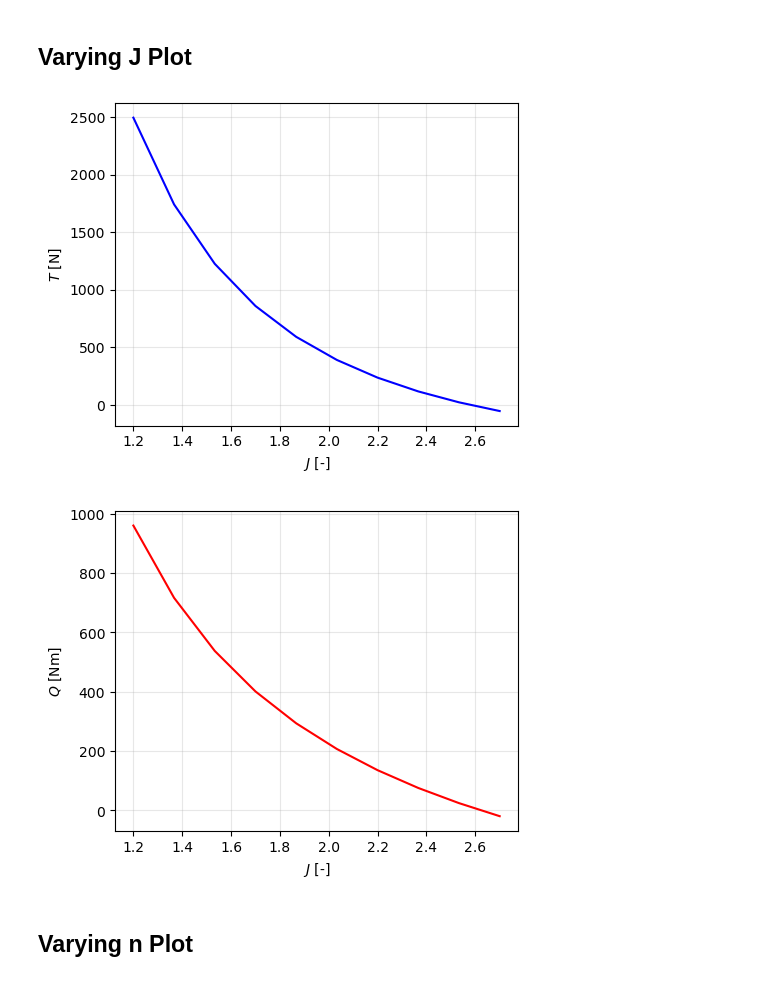
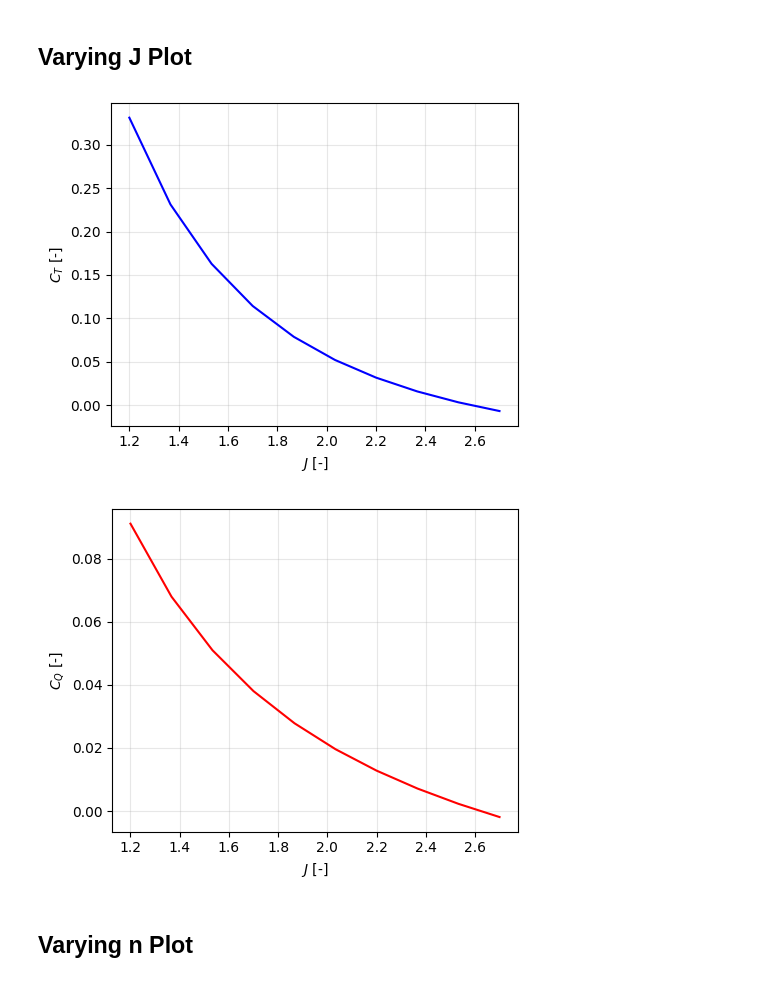
Before and after one commit to NeoStellarator/AE4135_assignments, a Jupyter notebook: 1_BEM/plotting_sandbox.ipynb, the cells around one changed output. Drawn from its saved outputs; the diff is of its cells as text; code cells hidden in the pictures.

```diff
--- a/1_BEM/plotting_sandbox.ipynb
+++ b/1_BEM/plotting_sandbox.ipynb
@@ -175,33 +199,33 @@ dfJ = pd.read_csv(fpath)
 # %%
 # Thrust Plot
 fig, ax = plt.subplots(figsize=(5,4))
 
 plotting_routines.forces(plot_vs='J',
-                         plot_ag='T',
+                         plot_ag='TC',
                          data_df=dfJ,
                          ax=ax,
                          color='blue')
 
 fig.tight_layout()
 
-fig.savefig(plot_dir.joinpath("T_vary_J.pdf"))
+fig.savefig(plot_dir.joinpath("CT_vary_J.pdf"))
 # %% [output]
-[figure, old version]
+[figure, new version]
 # %%
 # Torque Plot
 fig, ax = plt.subplots(figsize=(5,4))
 
 plotting_routines.forces(plot_vs='J',
-                         plot_ag='Q',
+                         plot_ag='QC',
                          data_df=dfJ,
                          ax=ax,
                          color='red')
 
 fig.tight_layout()
 
-fig.savefig(plot_dir.joinpath("Q_vary_J.pdf"))
+fig.savefig(plot_dir.joinpath("CQ_vary_J.pdf"))
 # %% [output]
-[figure, old version]
+[figure, new version]
 # %% [markdown]
 ## Varying n Plot
 # %%
```
Also changed, not shown: parts of 2 cells of this notebook, 17 other files.
